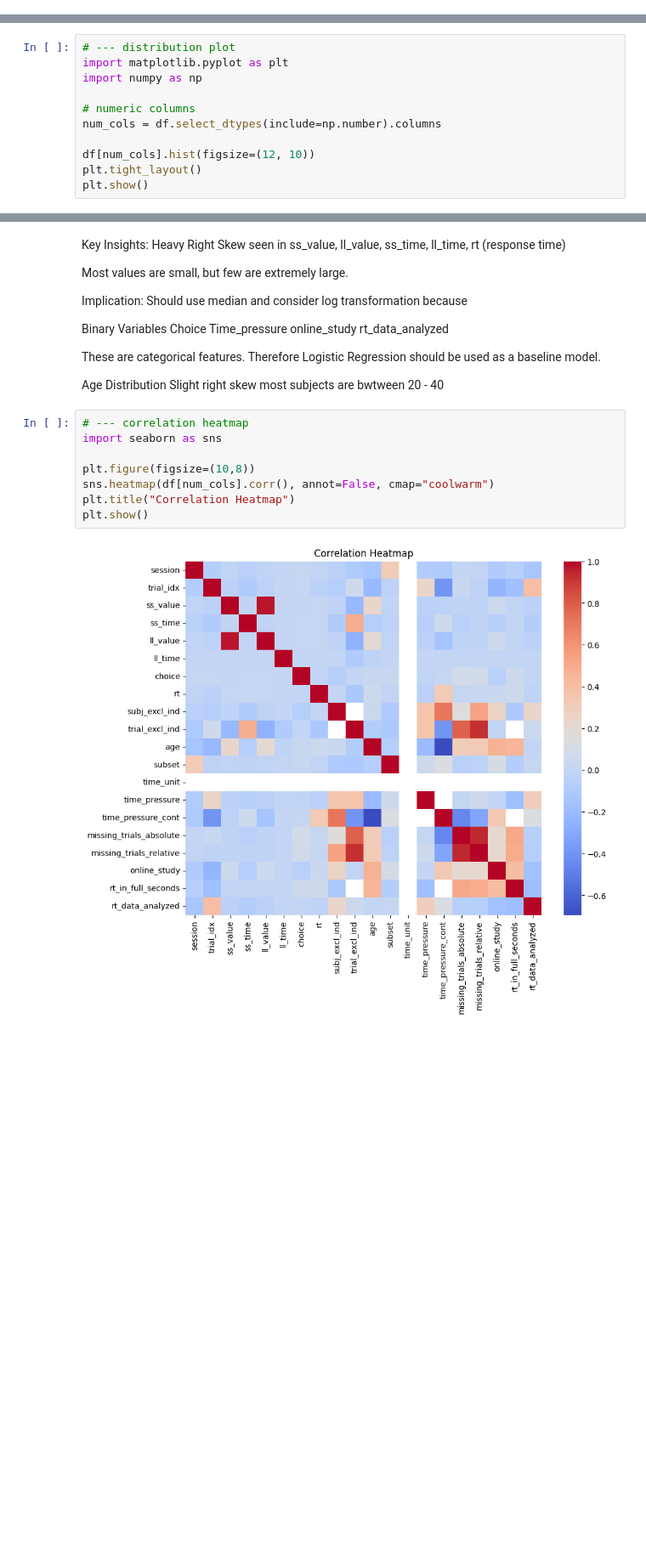
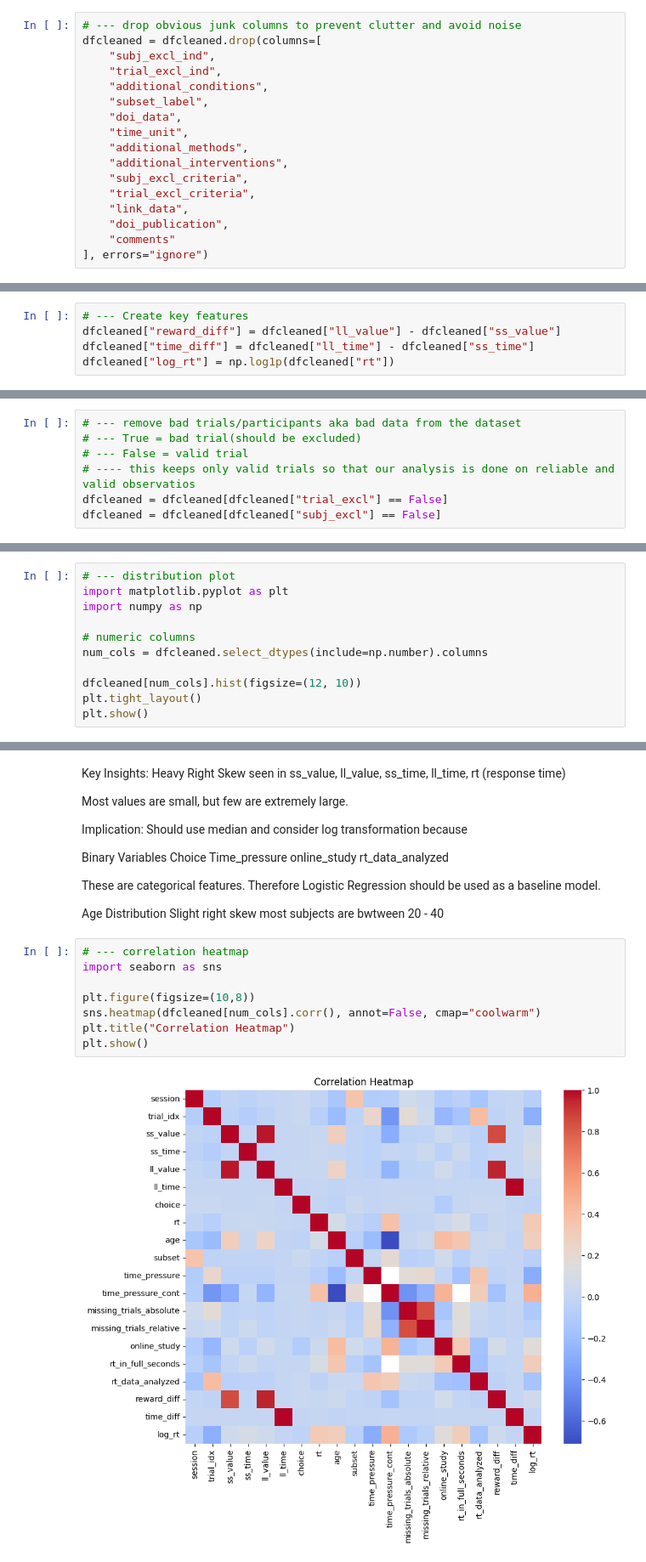
Before and after one commit to esshak-bu/Time-Variance-Authority, a Jupyter notebook: TIMEVARIANCEAUTHORITY_Hackathon_SP2026.ipynb, the cells around one changed output, grey strips where cells are left out. Shown at 85% size. Cells and saved outputs as stored; diff of their text form; blank space fills up the shorter version.

Commit message:
Data cleaning progress

```diff
--- a/TIMEVARIANCEAUTHORITY_Hackathon_SP2026.ipynb
+++ b/TIMEVARIANCEAUTHORITY_Hackathon_SP2026.ipynb
@@ -253,0 +270,17 @@ Duplicate rows: 16577
+# %%
+# --- drop obvious junk columns to prevent clutter and avoid noise
+dfcleaned = dfcleaned.drop(columns=[
+    "subj_excl_ind",
+    "trial_excl_ind",
+    "additional_conditions",
+    "subset_label",
+    "doi_data",
+    "time_unit",
+    "additional_methods",
+    "additional_interventions",
+    "subj_excl_criteria",
+    "trial_excl_criteria",
+    "link_data",
+    "doi_publication",
+    "comments"
+], errors="ignore")
@@ -253,0 +300,5 @@ Duplicate rows: 16577
+# %%
+# --- Create key features
+dfcleaned["reward_diff"] = dfcleaned["ll_value"] - dfcleaned["ss_value"]
+dfcleaned["time_diff"] = dfcleaned["ll_time"] - dfcleaned["ss_time"]
+dfcleaned["log_rt"] = np.log1p(dfcleaned["rt"])
@@ -253,0 +314,7 @@ Duplicate rows: 16577
+# %%
+# --- remove bad trials/participants aka bad data from the dataset
+# --- True = bad trial(should be excluded)
+# --- False = valid trial
+# ---- this keeps only valid trials so that our analysis is done on reliable and valid observatios
+dfcleaned = dfcleaned[dfcleaned["trial_excl"] == False]
+dfcleaned = dfcleaned[dfcleaned["subj_excl"] == False]
@@ -257,9 +338,9 @@ import matplotlib.pyplot as plt
 import numpy as np
 
 # numeric columns
-num_cols = df.select_dtypes(include=np.number).columns
+num_cols = dfcleaned.select_dtypes(include=np.number).columns
 
-df[num_cols].hist(figsize=(12, 10))
+dfcleaned[num_cols].hist(figsize=(12, 10))
 plt.tight_layout()
 plt.show()
 # %% [output]
@@ -286,13 +367,13 @@ most subjects are bwtween 20 - 40
 # %%
 # --- correlation heatmap
 import seaborn as sns
 
 plt.figure(figsize=(10,8))
-sns.heatmap(df[num_cols].corr(), annot=False, cmap="coolwarm")
+sns.heatmap(dfcleaned[num_cols].corr(), annot=False, cmap="coolwarm")
 plt.title("Correlation Heatmap")
 plt.show()
 # %% [output]
-[figure, old version]
+[figure, new version]
 # %% [markdown]
 Key Insights:
 Strong positive correlation between reward variables
```
Also changed, not shown: parts of 13 cells of this notebook.
